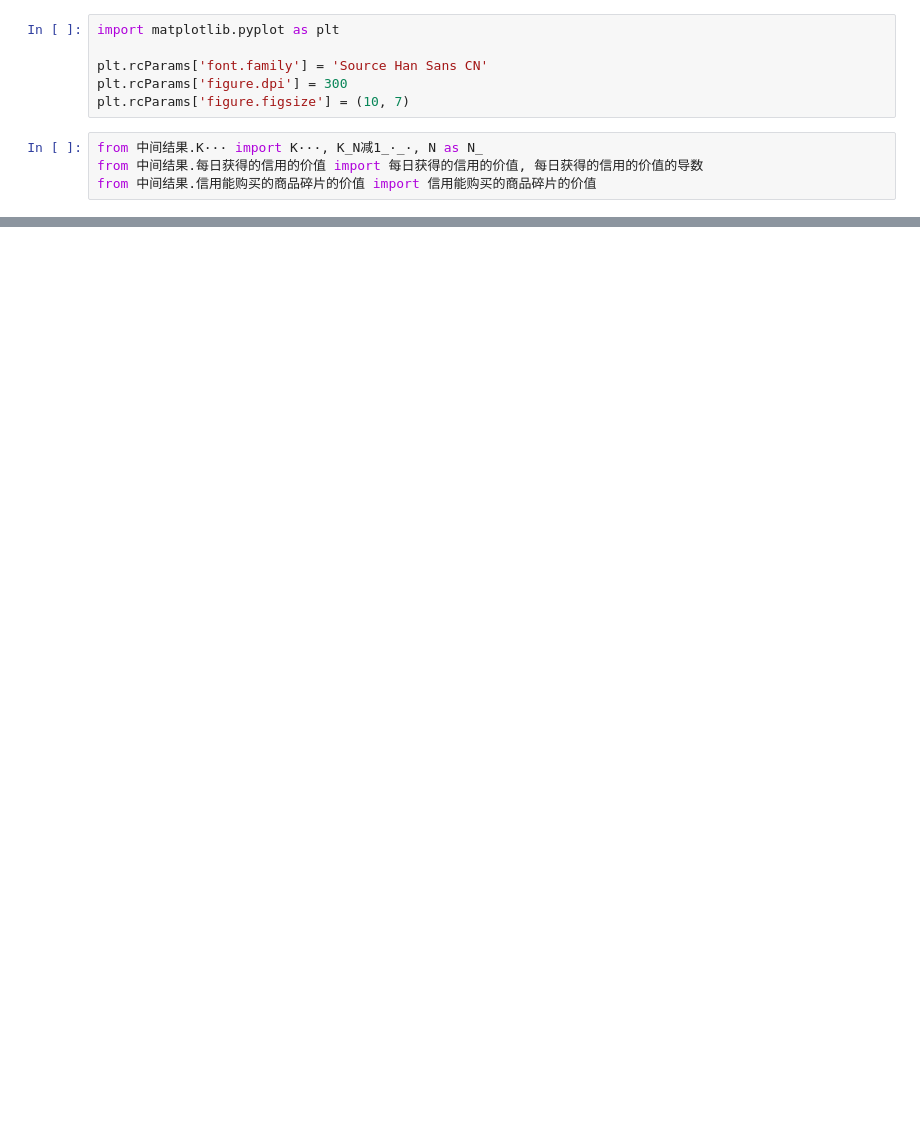
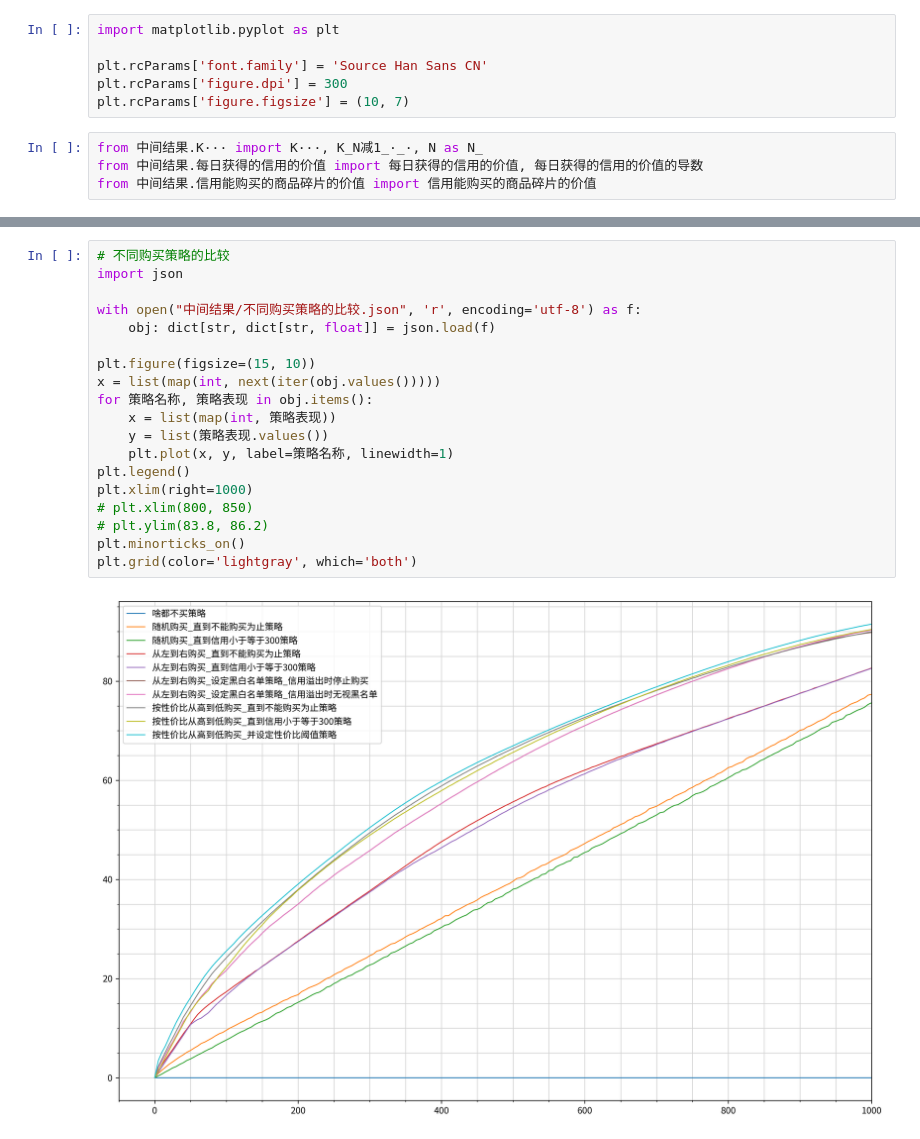
Before and after one commit to BiologyHazard/credit-store-optimizer, a Jupyter notebook: 绘制图表.ipynb, the cells around one changed output, grey strips where cells are left out. Saved outputs shown, nothing was run; the diff lists cells and outputs as text; blank space fills up the shorter version.

```diff
--- a/绘制图表.ipynb
+++ b/绘制图表.ipynb
@@ -138,0 +123,21 @@ plt.show()
+# %%
+# 不同购买策略的比较
+import json
+
+with open("中间结果/不同购买策略的比较.json", 'r', encoding='utf-8') as f:
+    obj: dict[str, dict[str, float]] = json.load(f)
+
+plt.figure(figsize=(15, 10))
+x = list(map(int, next(iter(obj.values()))))
+for 策略名称, 策略表现 in obj.items():
+    x = list(map(int, 策略表现))
+    y = list(策略表现.values())
+    plt.plot(x, y, label=策略名称, linewidth=1)
+plt.legend()
+plt.xlim(right=1000)
+# plt.xlim(800, 850)
+# plt.ylim(83.8, 86.2)
+plt.minorticks_on()
+plt.grid(color='lightgray', which='both')
+# %% [output]
+[figure, added]
```
Also changed, not shown: parts of 10 cells of this notebook.
